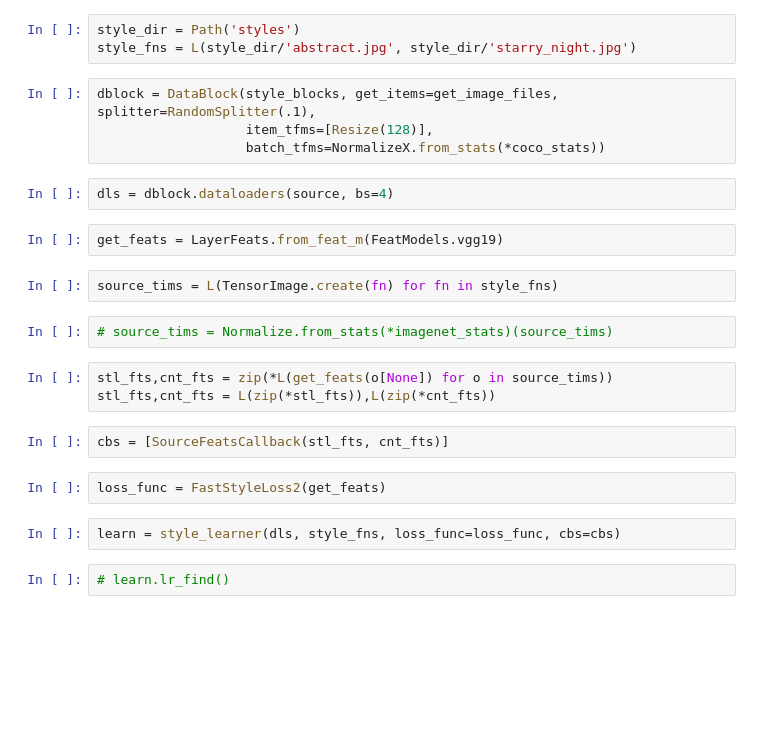
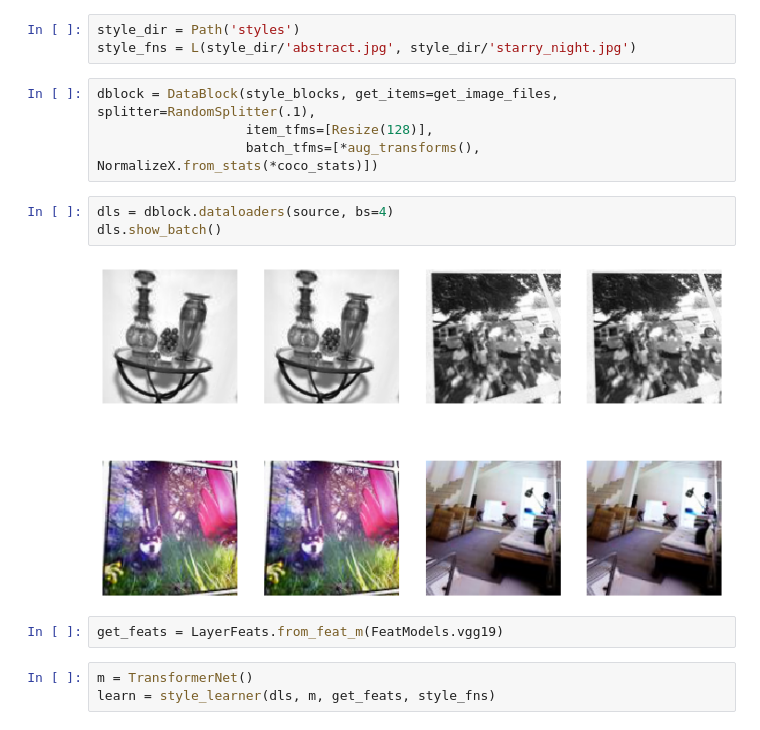
Before and after one commit to lgvaz/faststyle, a Jupyter notebook: examples/simple.ipynb, the cells around one changed output. Saved outputs shown, nothing was run; the diff lists cells and outputs as text; blank space fills up the shorter version.

Commit message:
adds learner

```diff
--- a/examples/simple.ipynb
+++ b/examples/simple.ipynb
@@ -10,23 +10,14 @@ style_fns = L(style_dir/'abstract.jpg', style_dir/'starry_night.jpg')
 # %%
 dblock = DataBlock(style_blocks, get_items=get_image_files, splitter=RandomSplitter(.1),
                    item_tfms=[Resize(128)],
-                   batch_tfms=NormalizeX.from_stats(*coco_stats))
+                   batch_tfms=[*aug_transforms(), NormalizeX.from_stats(*coco_stats)])
 # %%
 dls = dblock.dataloaders(source, bs=4)
+dls.show_batch()
+# %% [output]
+[figure, added]
 # %%
 get_feats = LayerFeats.from_feat_m(FeatModels.vgg19)
-# %%
-source_tims = L(TensorImage.create(fn) for fn in style_fns)
-# %%
-# source_tims = Normalize.from_stats(*imagenet_stats)(source_tims)
-# %%
-stl_fts,cnt_fts = zip(*L(get_feats(o[None]) for o in source_tims))
-stl_fts,cnt_fts = L(zip(*stl_fts)),L(zip(*cnt_fts))
-# %%
-cbs = [SourceFeatsCallback(stl_fts, cnt_fts)]
-# %%
-loss_func = FastStyleLoss2(get_feats)
-# %%
-learn = style_learner(dls, style_fns, loss_func=loss_func, cbs=cbs)
-# %%
-# learn.lr_find()
+# %%
+m = TransformerNet()
+learn = style_learner(dls, m, get_feats, style_fns)
```
Also changed, not shown: parts of 3 cells of this notebook, 5 other files.
